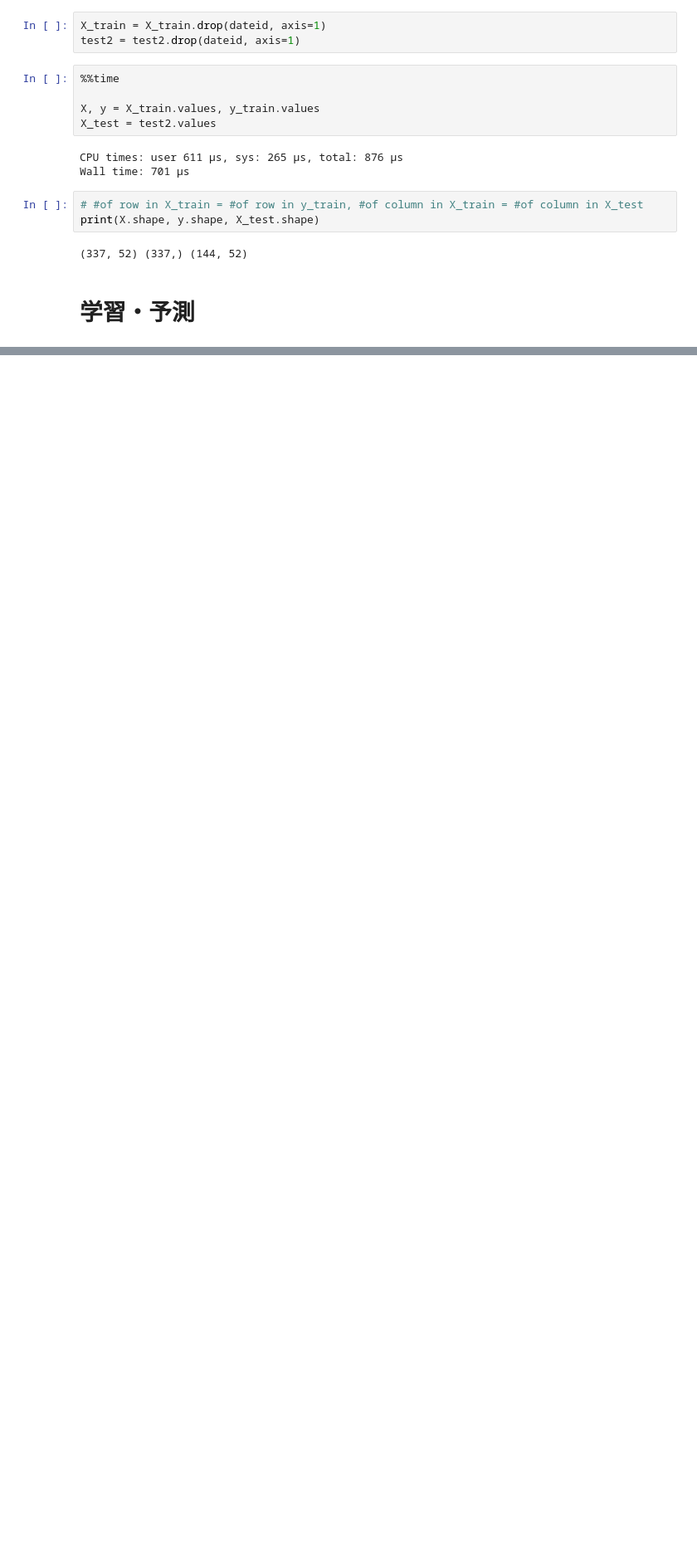
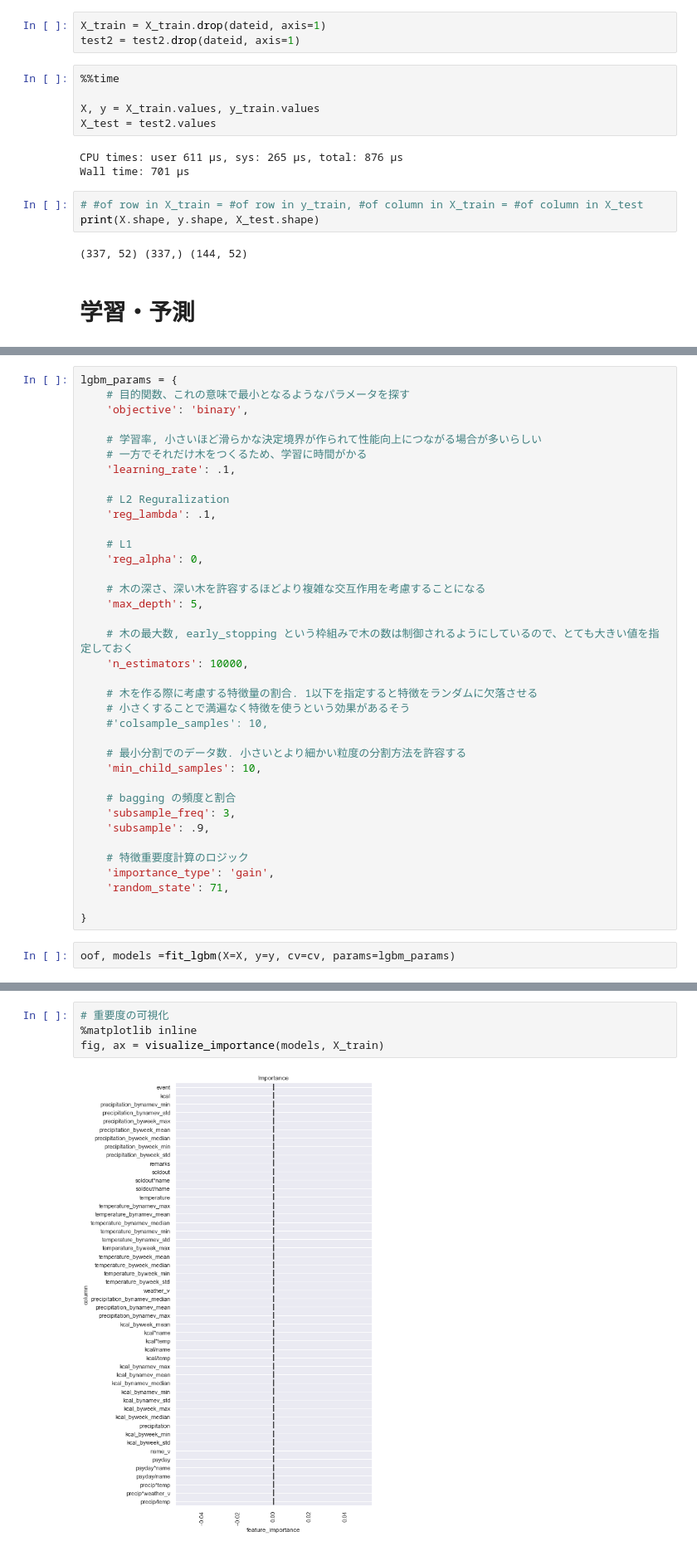
Before and after one commit to idsts2670/signate, a Jupyter notebook: 三菱コンペ/mitsubishi.ipynb, the cells around one changed output, grey strips where cells are left out. Shown at 83% size. Saved outputs shown, nothing was run; the diff lists cells and outputs as text; blank space fills up the shorter version.

```diff
--- a/三菱コンペ/mitsubishi.ipynb
+++ b/三菱コンペ/mitsubishi.ipynb
@@ -943,0 +1013,39 @@ cv = list(cv)
+# %%
+lgbm_params = {
+    # 目的関数、これの意味で最小となるようなパラメータを探す
+    'objective': 'binary',
+
+    # 学習率, 小さいほど滑らかな決定境界が作られて性能向上につながる場合が多いらしい
+    # 一方でそれだけ木をつくるため、学習に時間がかる
+    'learning_rate': .1,
+
+    # L2 Reguralization
+    'reg_lambda': .1,
+
+    # L1
+    'reg_alpha': 0,
+
+    # 木の深さ、深い木を許容するほどより複雑な交互作用を考慮することになる
+    'max_depth': 5,
+
+    # 木の最大数, early_stopping という枠組みで木の数は制御されるようにしているので、とても大きい値を指定しておく
+    'n_estimators': 10000,
+
+    # 木を作る際に考慮する特徴量の割合. 1以下を指定すると特徴をランダムに欠落させる
+    # 小さくすることで満遍なく特徴を使うという効果があるそう
+    #'colsample_samples': 10,
+
+    # 最小分割でのデータ数. 小さいとより細かい粒度の分割方法を許容する
+    'min_child_samples': 10,
+
+    # bagging の頻度と割合
+    'subsample_freq': 3,
+    'subsample': .9,
+
+    # 特徴重要度計算のロジック
+    'importance_type': 'gain',
+    'random_state': 71,
+
+}
+# %%
+oof, models =fit_lgbm(X=X, y=y, cv=cv, params=lgbm_params)
@@ -943,0 +1073,6 @@ cv = list(cv)
+# %%
+# 重要度の可視化
+%matplotlib inline
+fig, ax = visualize_importance(models, X_train)
+# %% [output]
+[figure, added]
```
Also changed, not shown: parts of 11 cells of this notebook.
